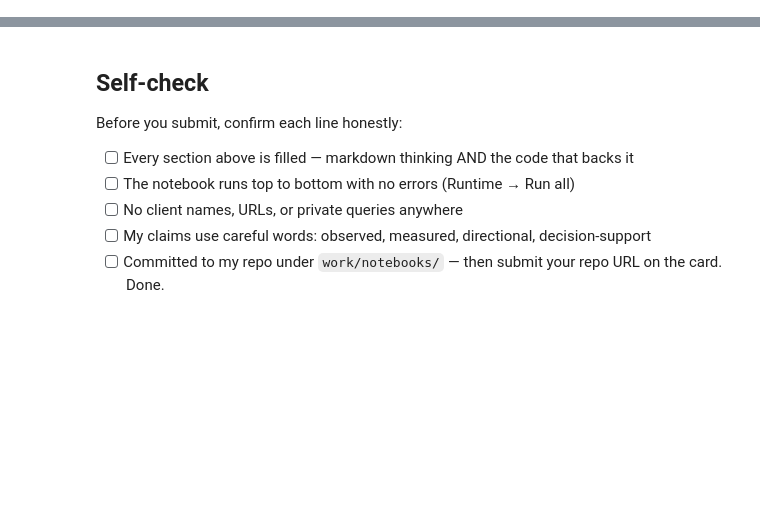
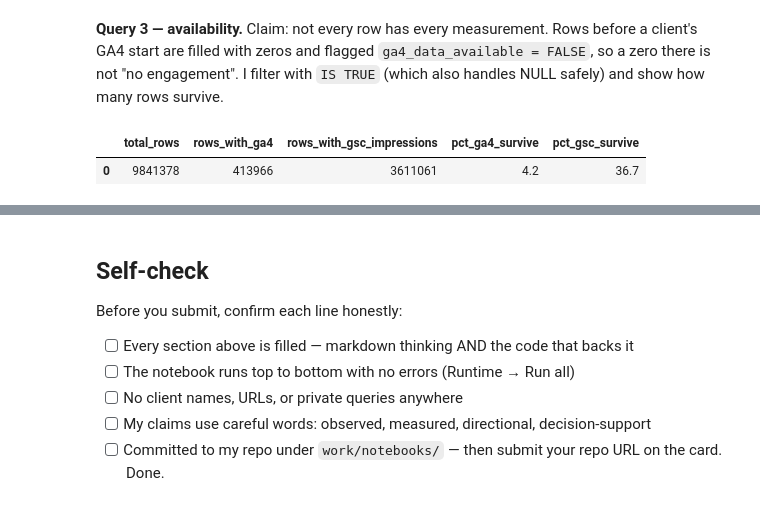
Before and after one commit to Ssaqlain09/flyrank-ml-internship, a Jupyter notebook: work/notebooks/w03_data_contract.ipynb, the cells around one changed output, grey strips where cells are left out. Saved outputs shown, nothing was run; the diff lists cells and outputs as text; code cells hidden in the pictures; blank space fills up the shorter version.

```diff
--- a/work/notebooks/w03_data_contract.ipynb
+++ b/work/notebooks/w03_data_contract.ipynb
@@ -36,0 +159,17 @@ This skeleton is yours to fill. Work the sections **in order** — each one has
+# %% [markdown]
+**Query 3 — availability.** Claim: not every row has every measurement. Rows before a client's GA4 start
+are filled with zeros and flagged `ga4_data_available = FALSE`, so a zero there is not "no engagement".
+I filter with `IS TRUE` (which also handles NULL safely) and show how many rows survive.
+# %%
+q3 = con.sql(f"""
+    SELECT COUNT(*)                                          AS total_rows,
+           COUNT(*) FILTER (WHERE ga4_data_available IS TRUE) AS rows_with_ga4,
+           COUNT(*) FILTER (WHERE gsc_impressions > 0)        AS rows_with_gsc_impressions
+    FROM {FACT_MONTH}
+""").df()
+q3["pct_ga4_survive"] = (100 * q3["rows_with_ga4"] / q3["total_rows"]).round(1)
+q3["pct_gsc_survive"] = (100 * q3["rows_with_gsc_impressions"] / q3["total_rows"]).round(1)
+q3
+# %% [output]
+|  | total_rows | rows_with_ga4 | rows_with_gsc_impressions | pct_ga4_survive | pct_gsc_survive |
+| 0 | 9841378 | 413966 | 3611061 | 4.2 | 36.7 |
```
Also changed, not shown: parts of 21 cells of this notebook.
